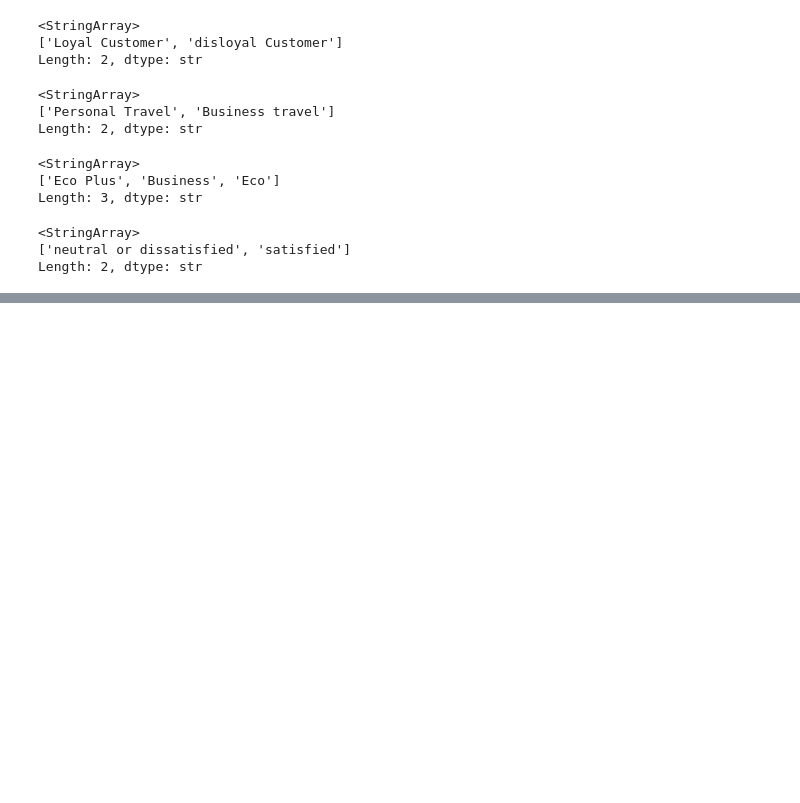
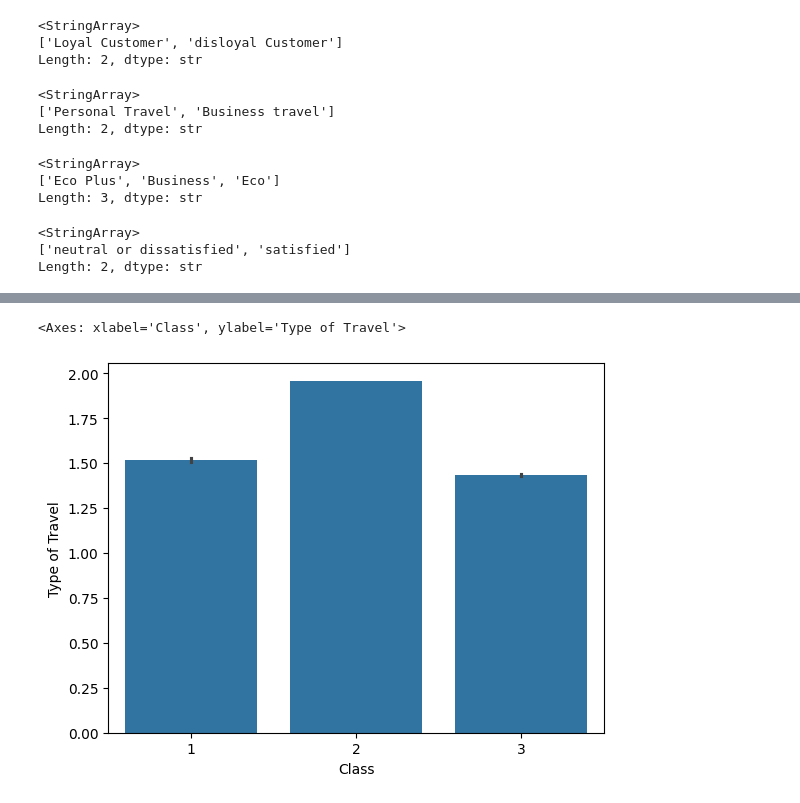
Before and after one commit to Ritika-Gauttam/Summer-2026, a Jupyter notebook: Machine Learning/Project/Customer_Satisfaction/cust_satisfation_prediction.ipynb, the cells around one changed output, grey strips where cells are left out. Drawn from its saved outputs; the diff is of its cells as text; code cells hidden in the pictures; blank space fills up the shorter version.

```diff
--- a/Machine Learning/Project/Customer_Satisfaction/cust_satisfation_prediction.ipynb
+++ b/Machine Learning/Project/Customer_Satisfaction/cust_satisfation_prediction.ipynb
@@ -260,0 +293,5 @@ df
+# %%
+sns.barplot(x = df['Class'], y = df['Type of Travel'], data = df)
+# %% [output]
+<Axes: xlabel='Class', ylabel='Type of Travel'>
+[figure, added]
```
Also changed, not shown: parts of 12 cells of this notebook, 3 other files.
